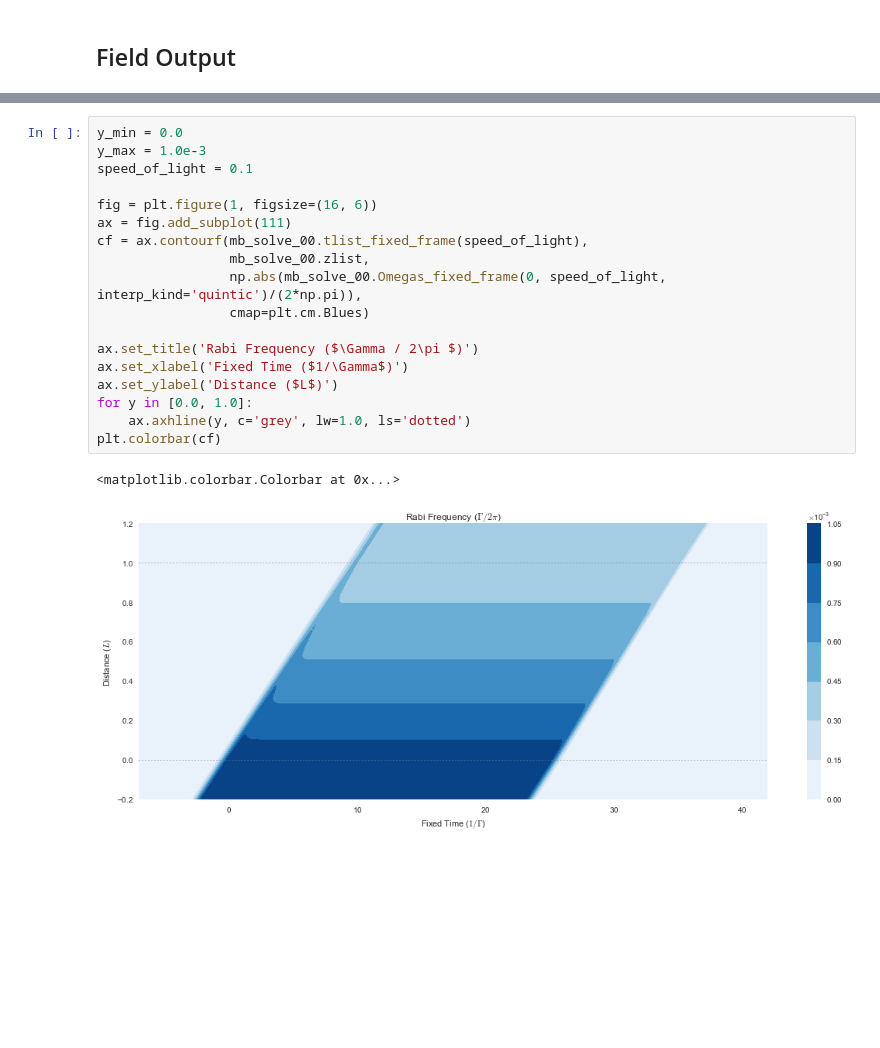
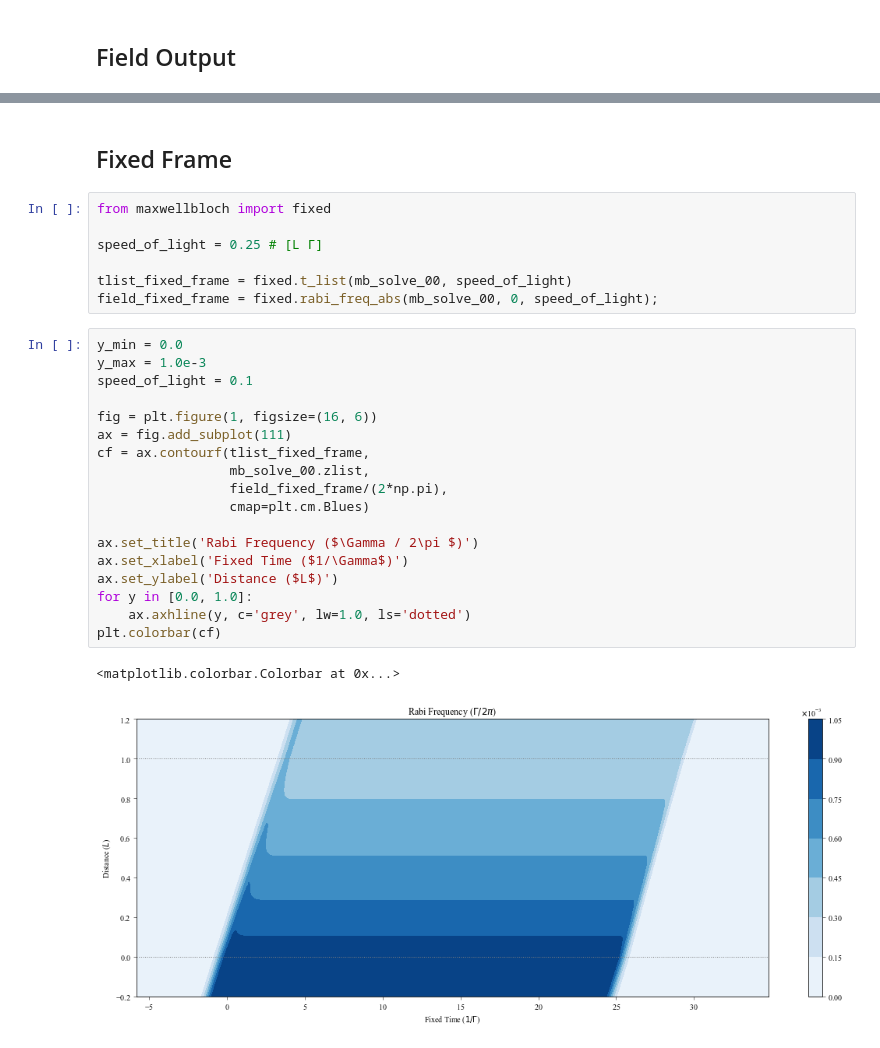
Before and after one commit to tpogden/notebooks-maxwellbloch, a Jupyter notebook: examples/mb-solve-two-weak-cw-few-atoms-decay-long.ipynb, the cells around one changed output, grey strips where cells are left out. Saved outputs shown, nothing was run; the diff lists cells and outputs as text; blank space fills up the shorter version.

Commit message:
Update fixed frame notebooks

```diff
--- a/examples/mb-solve-two-weak-cw-few-atoms-decay-long.ipynb
+++ b/examples/mb-solve-two-weak-cw-few-atoms-decay-long.ipynb
@@ -113,21 +112,30 @@ plt.savefig('images/mb-solve-two-weak-cw-few-atoms-decay-long.png')
+# %% [markdown]
+## Fixed Frame
+# %%
+from maxwellbloch import fixed
+
+speed_of_light = 0.25 # [L Γ]
+
+tlist_fixed_frame = fixed.t_list(mb_solve_00, speed_of_light)
+field_fixed_frame = fixed.rabi_freq_abs(mb_solve_00, 0, speed_of_light);
 # %%
 y_min = 0.0
 y_max = 1.0e-3
 speed_of_light = 0.1
 
 fig = plt.figure(1, figsize=(16, 6))
 ax = fig.add_subplot(111)
-cf = ax.contourf(mb_solve_00.tlist_fixed_frame(speed_of_light),
+cf = ax.contourf(tlist_fixed_frame,
                  mb_solve_00.zlist,
-                 np.abs(mb_solve_00.Omegas_fixed_frame(0, speed_of_light, interp_kind='quintic')/(2*np.pi)),
+                 field_fixed_frame/(2*np.pi),
                  cmap=plt.cm.Blues)
 
 ax.set_title('Rabi Frequency ($\Gamma / 2\pi $)')
 ax.set_xlabel('Fixed Time ($1/\Gamma$)')
 ax.set_ylabel('Distance ($L$)')
 for y in [0.0, 1.0]:
     ax.axhline(y, c='grey', lw=1.0, ls='dotted')
 plt.colorbar(cf)
 # %% [output]
 <matplotlib.colorbar.Colorbar at 0x...>
-[figure, old version]
+[figure, new version]
```
Also changed, not shown: parts of 2 cells of this notebook, 10 other files.
